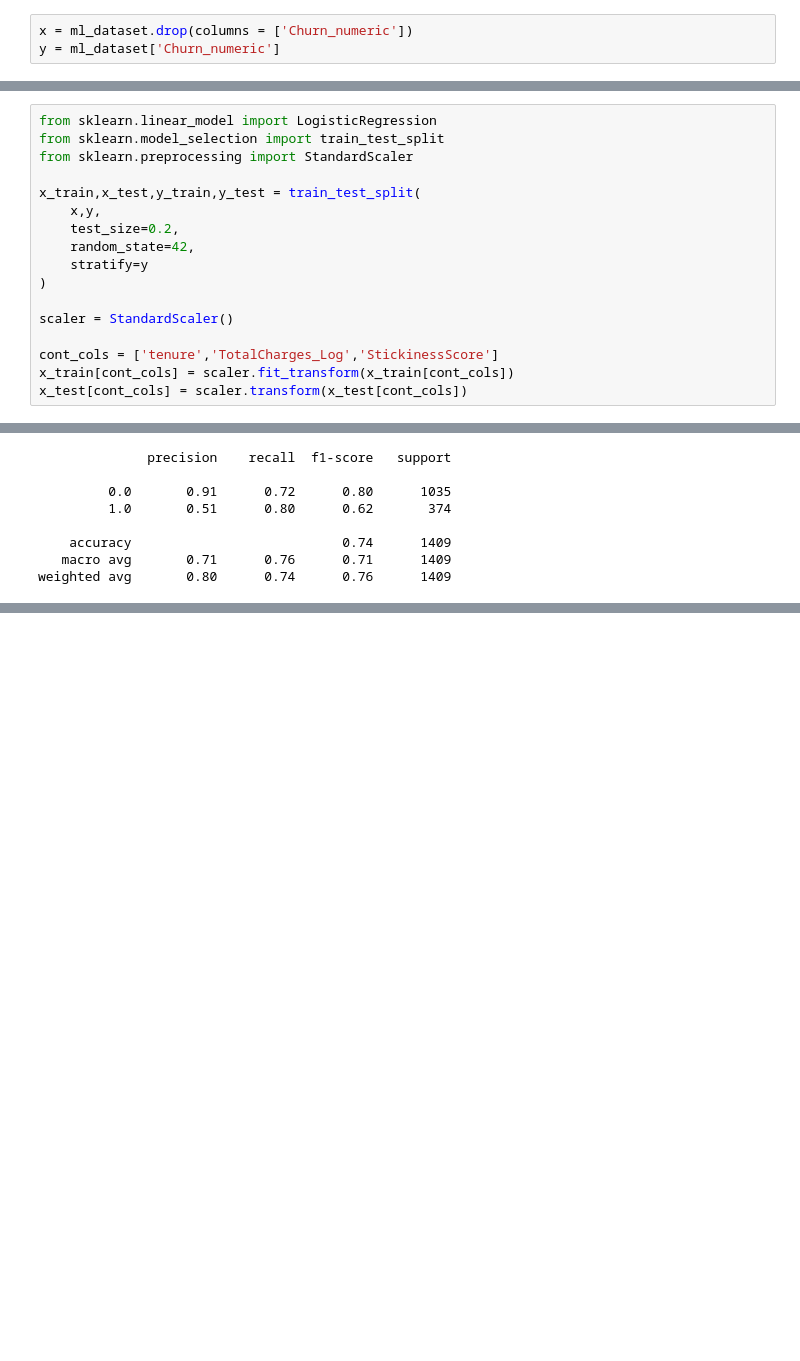
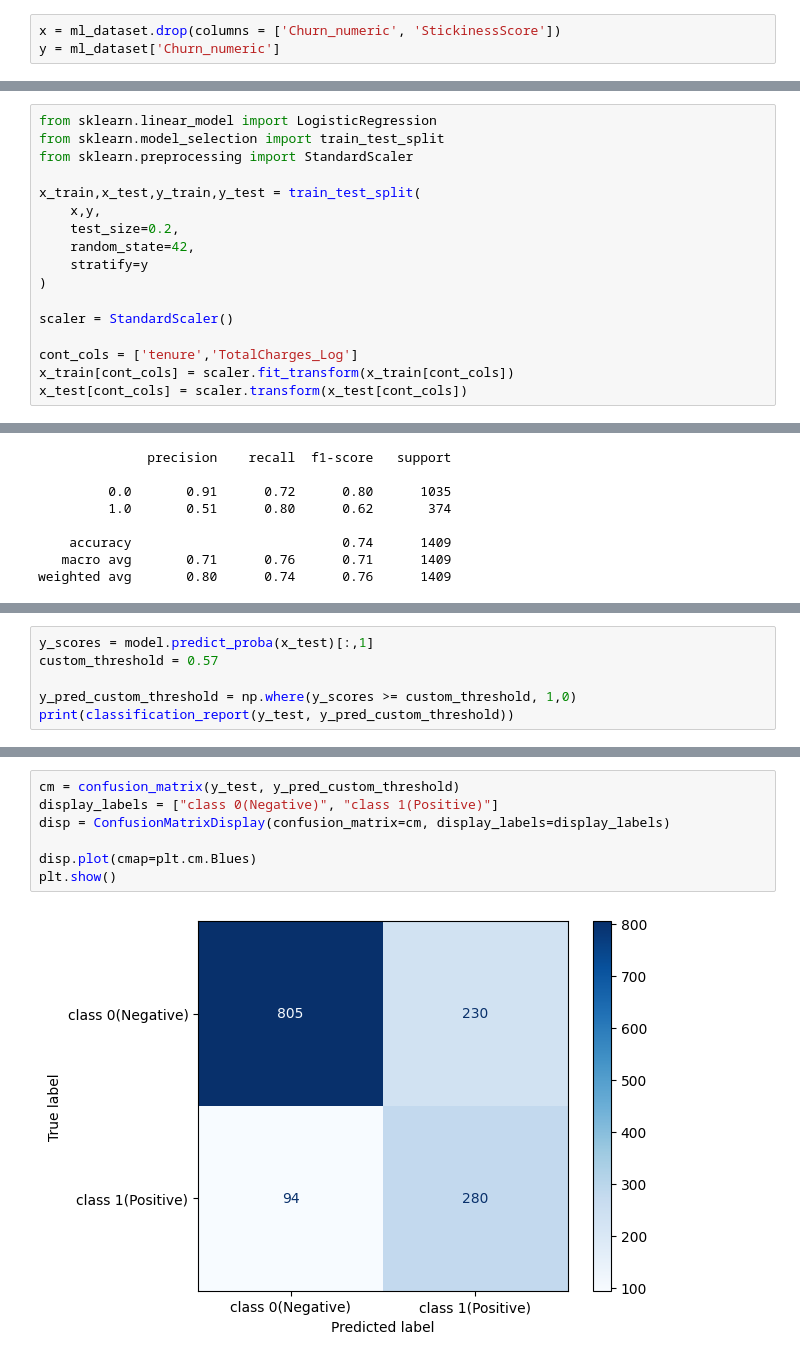
Before and after one commit to N-anle/TelecomChurnAnalysis, a Jupyter notebook: notebook.ipynb, the cells around one changed output, grey strips where cells are left out. Cells and saved outputs as stored; diff of their text form; blank space fills up the shorter version.

```diff
--- a/notebook.ipynb
+++ b/notebook.ipynb
@@ -1887,7 +1887,7 @@ ml_dataset.head()
 | 4 | Female | 0 | 0 | 0 | 2 | 1 | No | Fiber optic | ... |
 5 rows × 21 columns
 # %%
-x = ml_dataset.drop(columns = ['Churn_numeric'])
+x = ml_dataset.drop(columns = ['Churn_numeric', 'StickinessScore'])
 y = ml_dataset['Churn_numeric']
 # %%
 x = pd.get_dummies(x, drop_first = True)
@@ -1931,7 +1931,7 @@ x_train,x_test,y_train,y_test = train_test_split(
 
 scaler = StandardScaler()
 
-cont_cols = ['tenure','TotalCharges_Log','StickinessScore']
+cont_cols = ['tenure','TotalCharges_Log']
 x_train[cont_cols] = scaler.fit_transform(x_train[cont_cols])
 x_test[cont_cols] = scaler.transform(x_test[cont_cols])
 # %%
@@ -1971,0 +1960,6 @@ x['charges_by_tenure'] = x['TotalCharges_Log'] / (x['tenure'] + 1e-6)
+# %%
+y_scores = model.predict_proba(x_test)[:,1]
+custom_threshold = 0.57
+
+y_pred_custom_threshold = np.where(y_scores >= custom_threshold, 1,0)
+print(classification_report(y_test, y_pred_custom_threshold))
@@ -1972,3 +1975,12 @@ x['charges_by_tenure'] = x['TotalCharges_Log'] / (x['tenure'] + 1e-6)
+# %%
+cm = confusion_matrix(y_test, y_pred_custom_threshold)
+display_labels = ["class 0(Negative)", "class 1(Positive)"]
+disp = ConfusionMatrixDisplay(confusion_matrix=cm, display_labels=display_labels)
+
+disp.plot(cmap=plt.cm.Blues)
+plt.show()
+# %% [output]
+[figure, added]
 # %%
 importance = pd.DataFrame({
     'Feature' : x_train.columns,
```
Also changed, not shown: parts of 12 cells of this notebook.
